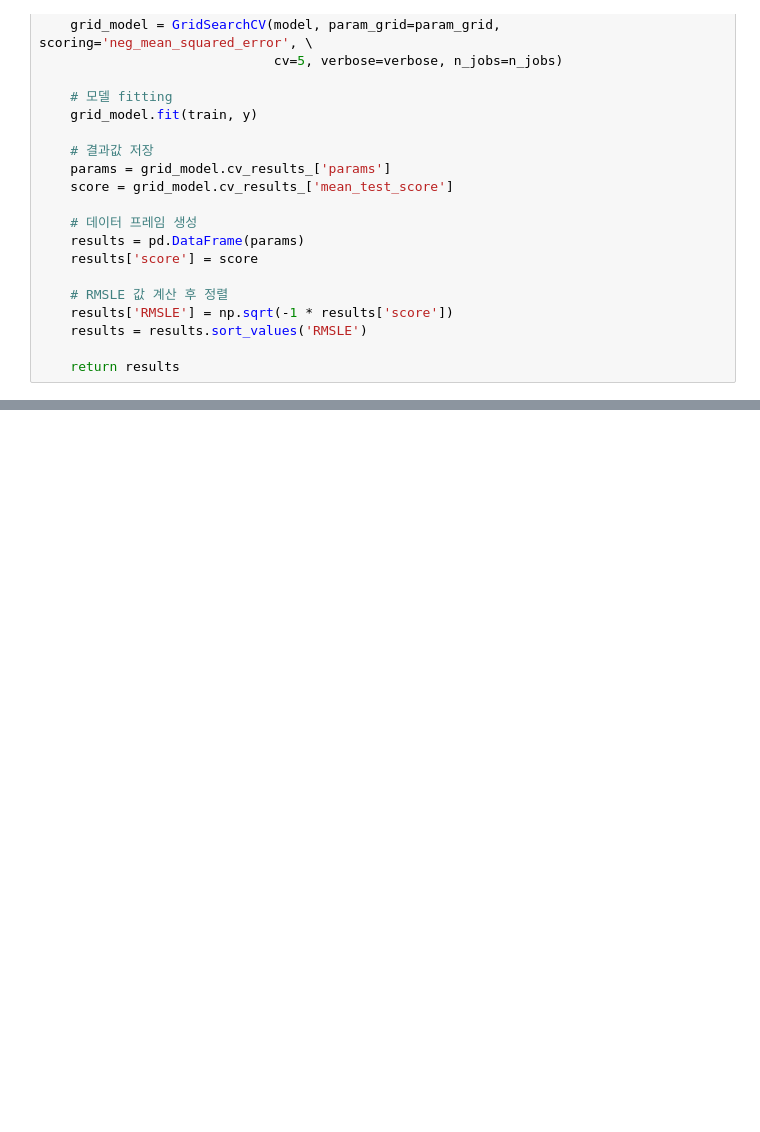
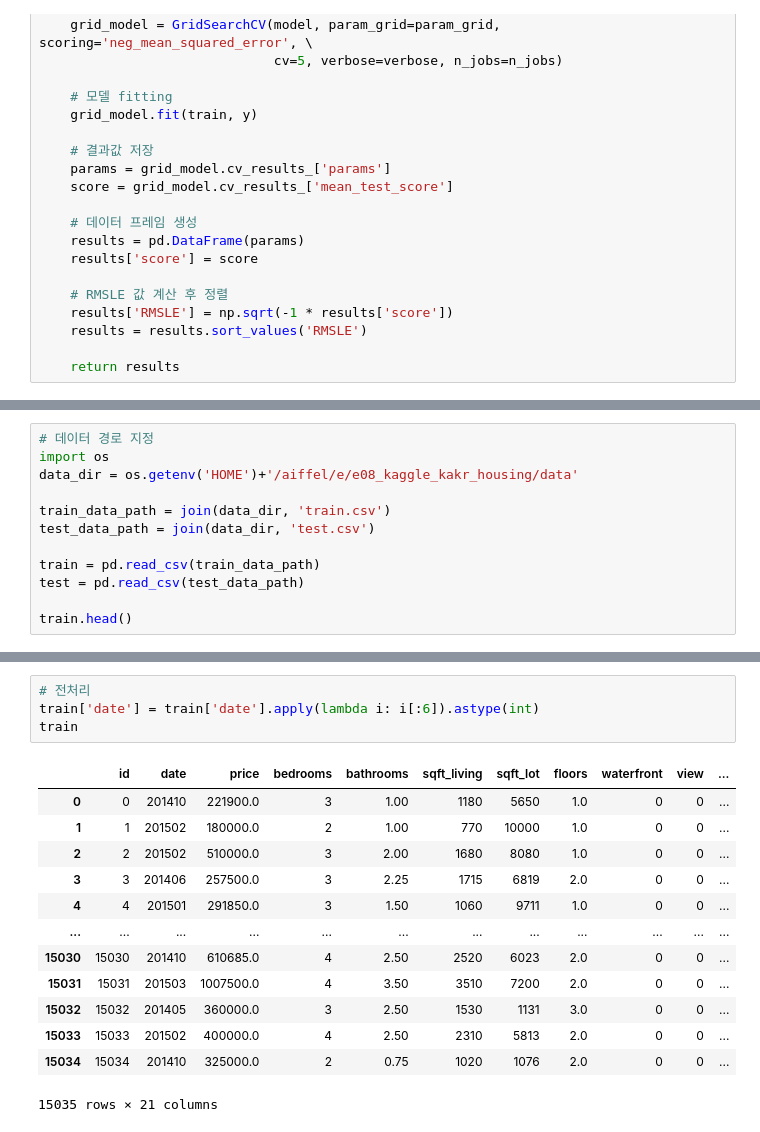
Before and after one commit to byhankim/aiffel, a Jupyter notebook: e/E08_kaggle_competition_kaKR_project.ipynb, the cells around one changed output, grey strips where cells are left out. Cells and saved outputs as stored; diff of their text form; blank space fills up the shorter version.

```diff
--- a/e/E08_kaggle_competition_kaKR_project.ipynb
+++ b/e/E08_kaggle_competition_kaKR_project.ipynb
@@ -406,0 +325,12 @@ result.head()
+# %%
+# 데이터 경로 지정
+import os
+data_dir = os.getenv('HOME')+'/aiffel/e/e08_kaggle_kakr_housing/data'
+
+train_data_path = join(data_dir, 'train.csv')
+test_data_path = join(data_dir, 'test.csv')
+
+train = pd.read_csv(train_data_path)
+test = pd.read_csv(test_data_path)
+
+train.head()
@@ -406,0 +345,18 @@ result.head()
+# %%
+# 전처리
+train['date'] = train['date'].apply(lambda i: i[:6]).astype(int)
+train
+# %% [output]
+|  | id | date | price | bedrooms | bathrooms | sqft_living | sqft_lot | floors | waterfront | view | ... |
+| 0 | 0 | 201410 | 221900.0 | 3 | 1.00 | 1180 | 5650 | 1.0 | 0 | 0 | ... |
+| 1 | 1 | 201502 | 180000.0 | 2 | 1.00 | 770 | 10000 | 1.0 | 0 | 0 | ... |
+| 2 | 2 | 201502 | 510000.0 | 3 | 2.00 | 1680 | 8080 | 1.0 | 0 | 0 | ... |
+| 3 | 3 | 201406 | 257500.0 | 3 | 2.25 | 1715 | 6819 | 2.0 | 0 | 0 | ... |
+| 4 | 4 | 201501 | 291850.0 | 3 | 1.50 | 1060 | 9711 | 1.0 | 0 | 0 | ... |
+| ... | ... | ... | ... | ... | ... | ... | ... | ... | ... | ... | ... |
+| 15030 | 15030 | 201410 | 610685.0 | 4 | 2.50 | 2520 | 6023 | 2.0 | 0 | 0 | ... |
+| 15031 | 15031 | 201503 | 1007500.0 | 4 | 3.50 | 3510 | 7200 | 2.0 | 0 | 0 | ... |
+| 15032 | 15032 | 201405 | 360000.0 | 3 | 2.50 | 1530 | 1131 | 3.0 | 0 | 0 | ... |
+| 15033 | 15033 | 201502 | 400000.0 | 4 | 2.50 | 2310 | 5813 | 2.0 | 0 | 0 | ... |
+| 15034 | 15034 | 201410 | 325000.0 | 2 | 0.75 | 1020 | 1076 | 2.0 | 0 | 0 | ... |
+15035 rows × 21 columns
```
Also changed, not shown: parts of 92 cells of this notebook.
